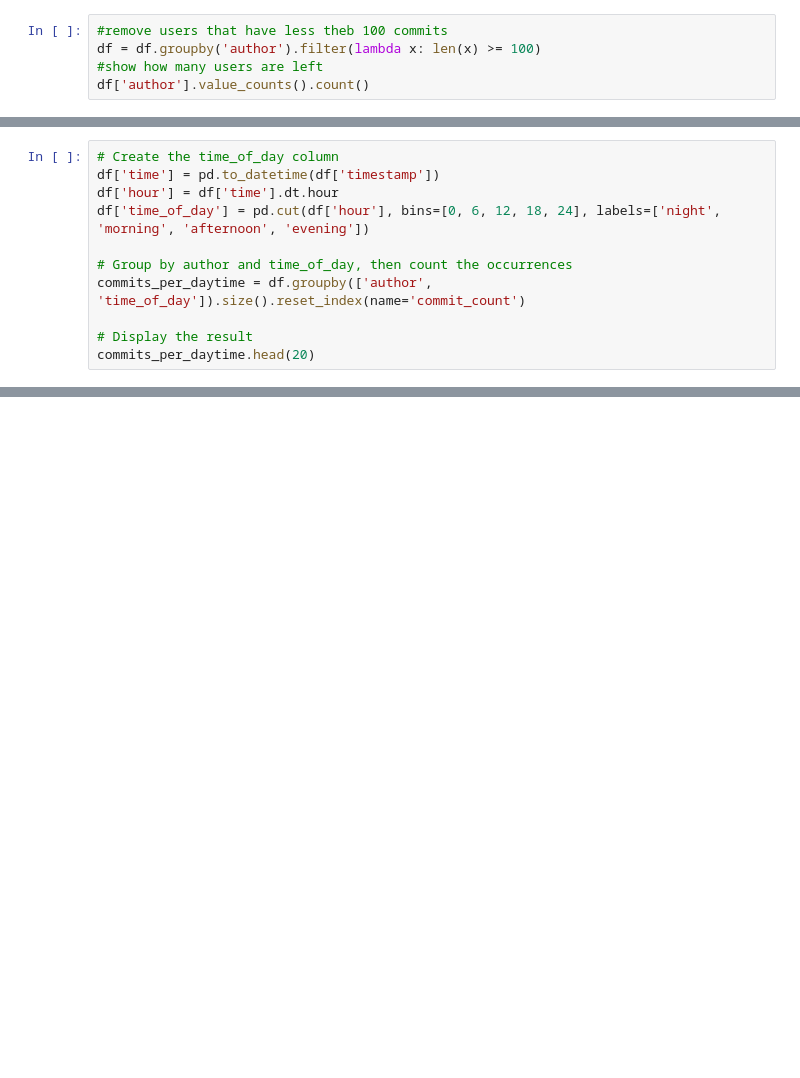
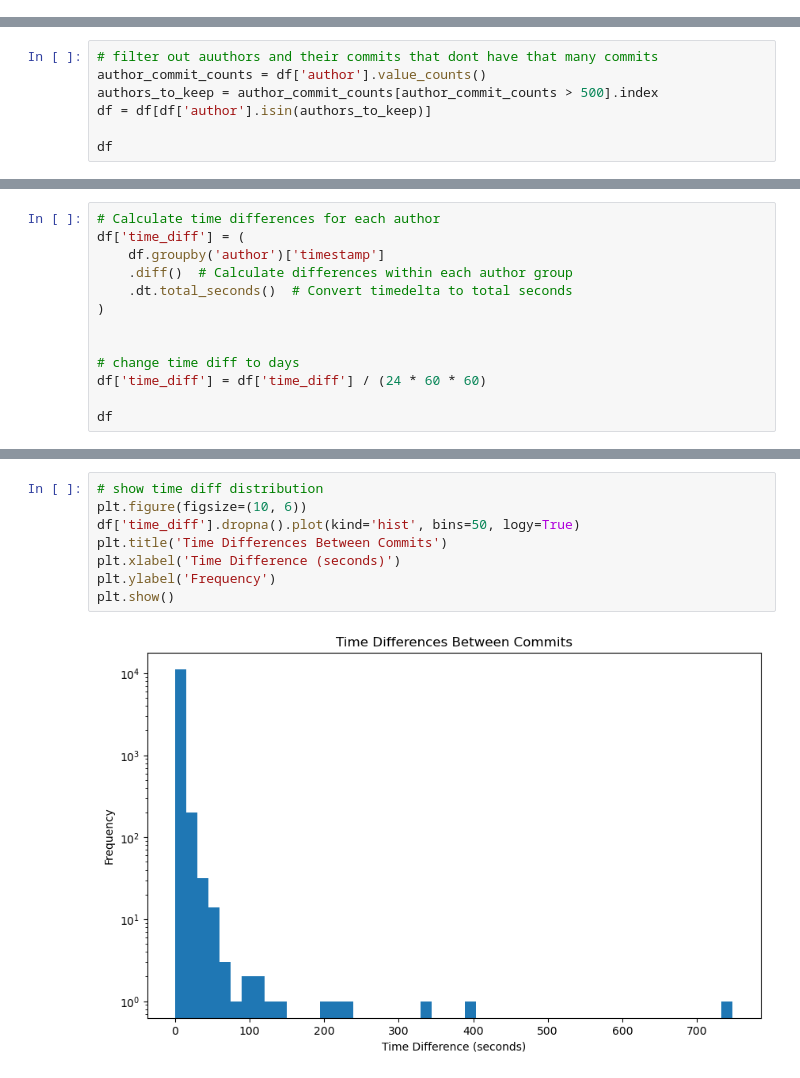
Before and after one commit to Smile1294/ProcessMining, a Jupyter notebook: user_actions_time.ipynb, the cells around one changed output, grey strips where cells are left out. Saved outputs shown, nothing was run; the diff lists cells and outputs as text; blank space fills up the shorter version.

```diff
--- a/user_actions_time.ipynb
+++ b/user_actions_time.ipynb
@@ -42,5 +13,0 @@ plt.show()
-# %%
-#remove users that have less theb 100 commits
-df = df.groupby('author').filter(lambda x: len(x) >= 100)
-#show how many users are left
-df['author'].value_counts().count()
@@ -98,11 +13,0 @@ grouped_df[idx]
-# %%
-# Create the time_of_day column
-df['time'] = pd.to_datetime(df['timestamp'])
-df['hour'] = df['time'].dt.hour
-df['time_of_day'] = pd.cut(df['hour'], bins=[0, 6, 12, 18, 24], labels=['night', 'morning', 'afternoon', 'evening'])
-
-# Group by author and time_of_day, then count the occurrences
-commits_per_daytime = df.groupby(['author', 'time_of_day']).size().reset_index(name='commit_count')
-
-# Display the result
-commits_per_daytime.head(20)
@@ -239,0 +14,7 @@ df2
+# %%
+# filter out auuthors and their commits that dont have that many commits
+author_commit_counts = df['author'].value_counts()
+authors_to_keep = author_commit_counts[author_commit_counts > 500].index
+df = df[df['author'].isin(authors_to_keep)]
+
+df
@@ -239,0 +35,13 @@ df2
+# %%
+# Calculate time differences for each author
+df['time_diff'] = (
+    df.groupby('author')['timestamp']
+    .diff()  # Calculate differences within each author group
+    .dt.total_seconds()  # Convert timedelta to total seconds
+)
+
+
+# change time diff to days
+df['time_diff'] = df['time_diff'] / (24 * 60 * 60)
+
+df
@@ -239,0 +62,10 @@ df2
+# %%
+# show time diff distribution
+plt.figure(figsize=(10, 6))
+df['time_diff'].dropna().plot(kind='hist', bins=50, logy=True)
+plt.title('Time Differences Between Commits')
+plt.xlabel('Time Difference (seconds)')
+plt.ylabel('Frequency')
+plt.show()
+# %% [output]
+[figure, added]
```
Also changed, not shown: parts of 20 cells of this notebook, 1 other file.
